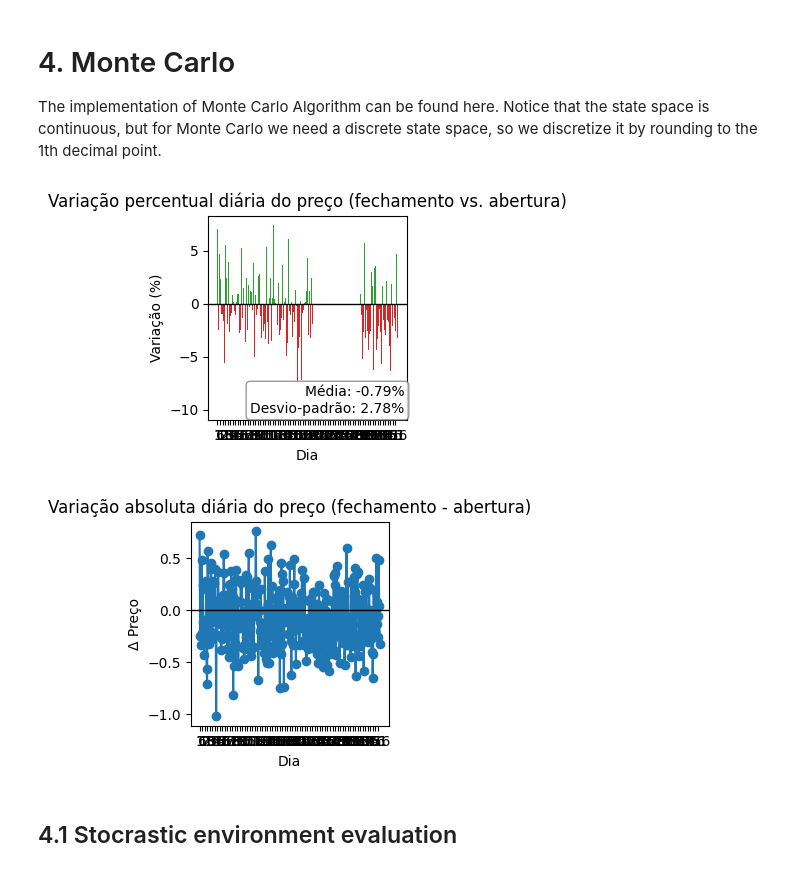
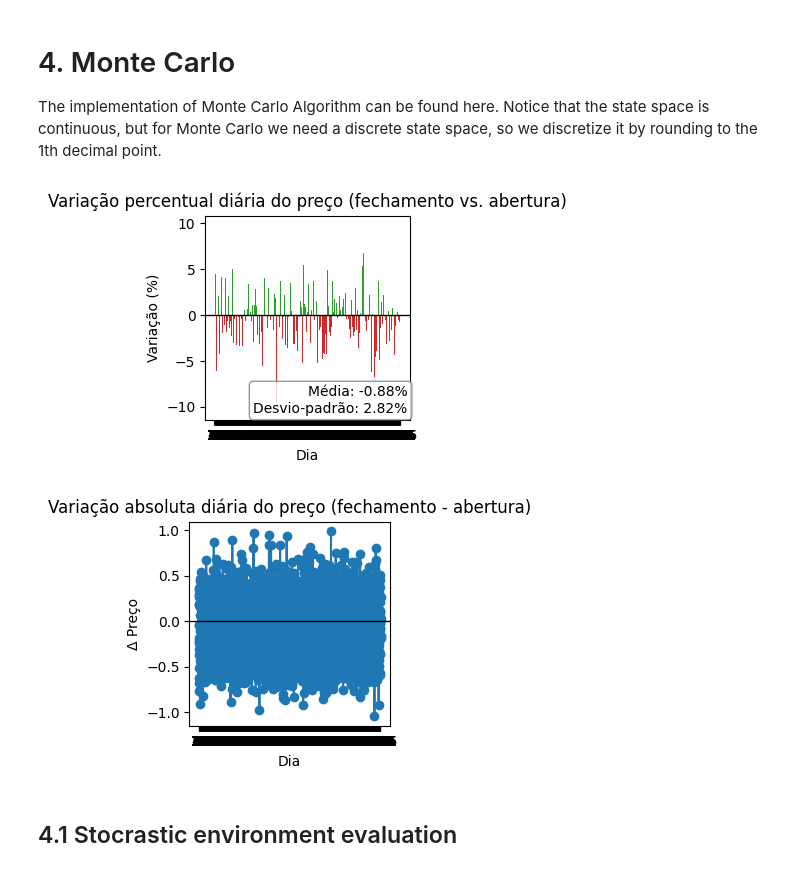
Before and after one commit to renatavillegas/ReinforcedLearning, a Jupyter notebook: Project1.ipynb, the cells around one changed output. Cells and saved outputs as stored; diff of their text form; code cells hidden in the pictures.

```diff
--- a/Project1.ipynb
+++ b/Project1.ipynb
@@ -372,36 +372,39 @@ def monte_carlo_train(env, num_train_episodes=2000, gamma=0.95, epsilon=0.1, N0=
     N_sa = defaultdict(int)
     N_s = defaultdict(int)
     for episode in range(num_train_episodes):
         state, _ = env.reset()
         episode_data = []
         terminated = False
 
         while not terminated:
             s = discretize_state(state)
             N_s[s] += 1 # update number of visits in this state
             variable_epsilon = N0 / (N0 + N_s[s])
             action = epsilon_greedy_policy(Q, s, env.action_space, variable_epsilon)
             next_state, reward, terminated, _, _ = env.step(action)
             episode_data.append((s, action, reward))
             state = next_state
 
         G = 0
         visited = set()
         for t in reversed(range(len(episode_data))):
             s, a, r = episode_data[t]
             G = gamma * G + r
             if (s, a) not in visited:
                 N_sa[(s,a)] += 1
                 returns[(s, a)].append(G)
                 alpha = 1 / N_sa[(s,a)]
                 Q[s][a] += alpha * (G - Q[s][a])
                 visited.add((s, a))
     return dict(Q)
 #create data to evaluate
-prices = generate_intraday_prices(num_eval_episodes, hours_per_day, start_price)
+num_train_episodes = 360*10
+hours_per_day = 10
+start_price = 10.22
+prices = generate_intraday_prices(num_train_episodes, hours_per_day, start_price)
 # %% [output]
-[figure, old version]
+[figure, new version]
-[figure, old version]
+[figure, new version]
 # %% [markdown]
 ## 4.1 Stocrastic environment evaluation
 # %%
```
Also changed, not shown: parts of 34 cells of this notebook, 4 other files.
